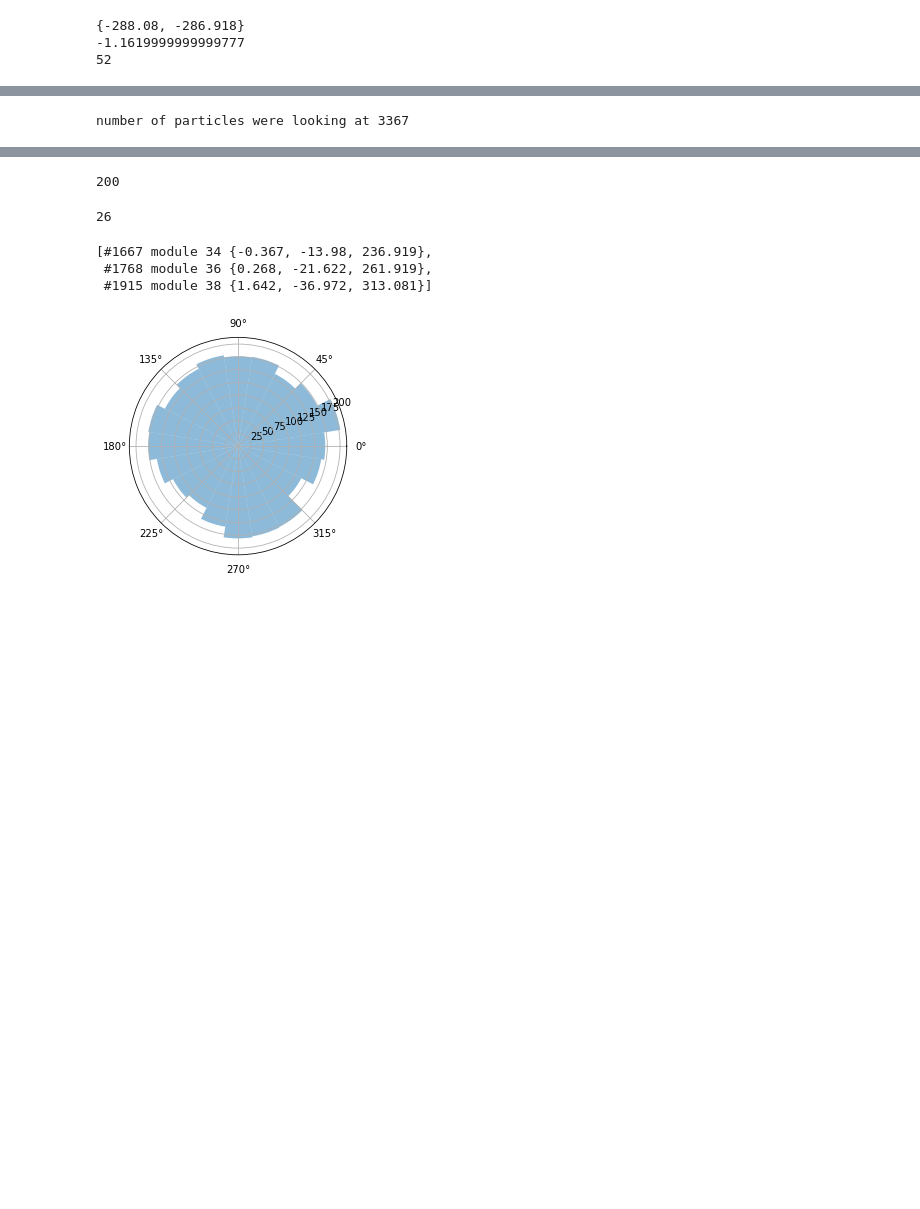
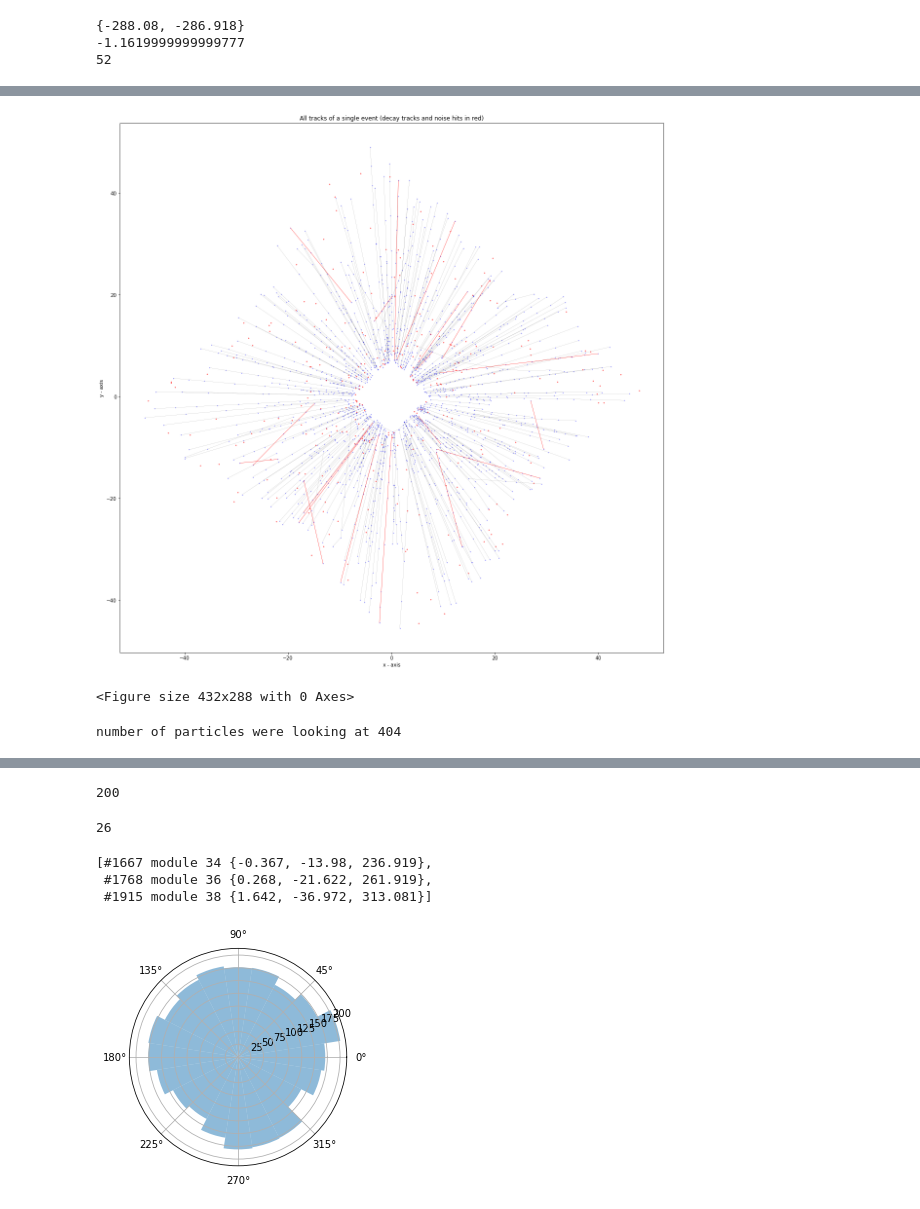
Before and after one commit to ctelloordonez/velopix_tracking-master, a Jupyter notebook: data_analysis/data_analysis.ipynb, the cells around one changed output, grey strips where cells are left out. Saved outputs shown, nothing was run; the diff lists cells and outputs as text; code cells hidden in the pictures; blank space fills up the shorter version.

```diff
--- a/data_analysis/data_analysis.ipynb
+++ b/data_analysis/data_analysis.ipynb
@@ -59,12 +140,7 @@ print(len(event.module_zs)) # -> 52 modules with two parts always
 # %%
-import numpy as np
-
-module_numer = 0
-hit_coords = np.zeros(shape=(3,len(event.modules[module_number].hits())))
-event
-
-for i, hit in enumerate(event.modules[module_number].hits()):
-    hit_coords[0,i] = hit.x
-    hit_coords[1,i] = hit.y
-    hit_coords[2,i] = hit.z
-print(hit_coords)
+def give_track_coords(particle):
+    coords = np.zeros(shape=(2,len(particle.track)))
+    for i, hit in enumerate(particle.track):
+        coords[0,i] = hit.x
+        coords[1,i] = hit.y
+    return coords
@@ -131,5 +169,39 @@ we look at 11 events
+# %%
+# now its getting funny
+import matplotlib.pyplot as plt
+
+fig = plt.figure(figsize=(20,20))
+ax  = fig.add_subplot(111)
+
+for particle in all_event_particles:
+    coords = give_track_coords(particle)
+    color = 'black'
+    width = 0.1
+    label = 'particle track'
+    if particle.is_decay:
+        width = 0.5
+        color='red'
+        label = 'decay track'
+    ax.plot(coords[0], coords[1], linewidth=width, color=color, markeredgewidth=2, label = label)
+ax.scatter(track_hit_coords[0],track_hit_coords[1], s=0.2, c ='b')
+ax.scatter(noise_coords[0],noise_coords[1], s=1, c='r')
+
+ax.set_xlabel('x - axis')
+# Set the y axis label of the current axis.
+ax.set_ylabel('y - axis')
+# Set a title of the current axes.
+ax.set_title('All tracks of a single event (decay tracks and noise hits in red)')
+# show a legend on the plot
+#ax.legend()
+# Display a figure.
+plt.show()
+plt.savefig('test')
+# %% [output]
+[figure, added]
+<Figure size 432x288 with 0 Axes>
 # %%
 # Lets analyse angles of the particles (distribution of this)
+all_particles = all_event_particles
 all_angles = []
 num_hits = []
 print(f'number of particles were looking at {len(all_particles)}')
@@ -138,7 +210,7 @@ for particle in all_particles:
     all_angles = all_angles + [particle.phi]
     num_hits = num_hits + [len(particle.track)]
 # %% [output]
-number of particles were looking at 3367
+number of particles were looking at 404
 # %%
 import math
 
```
Also changed, not shown: parts of 16 cells of this notebook, 1 other file.
